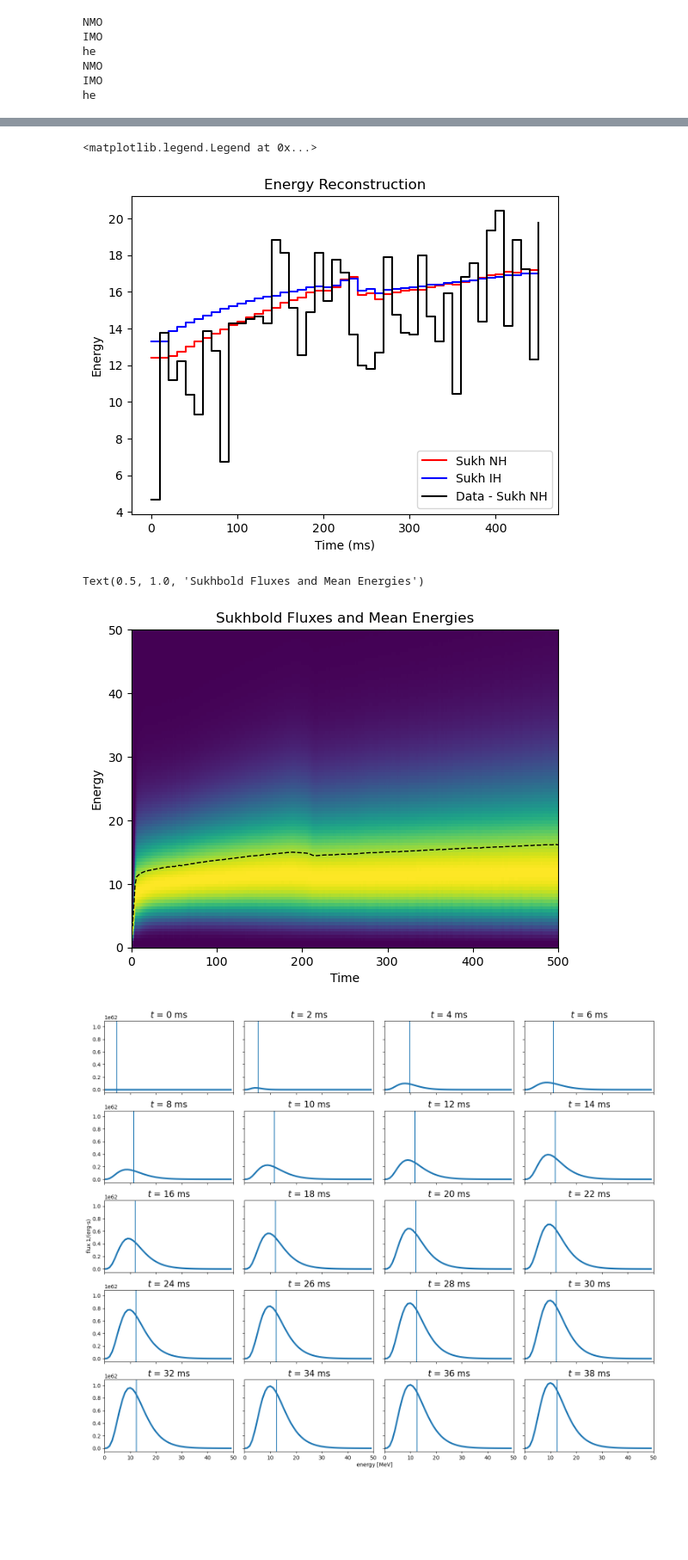
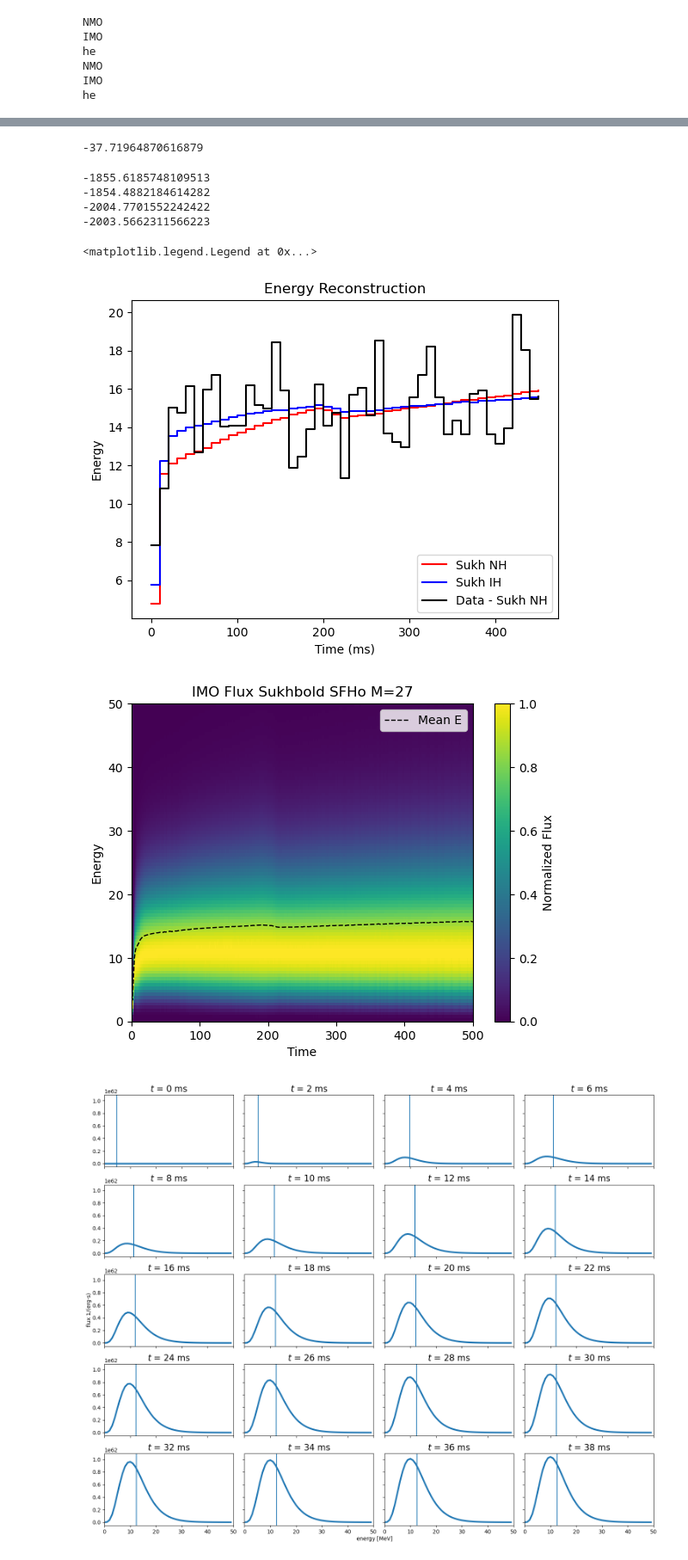
Before and after one commit to sanyaarora/IceCube, a Jupyter notebook: Hierarchy_Bayesian_Cleaned.ipynb, the cells around one changed output, grey strips where cells are left out. Shown at 86% size. Saved outputs shown, nothing was run; the diff lists cells and outputs as text; code cells hidden in the pictures; blank space fills up the shorter version.

```diff
--- a/Hierarchy_Bayesian_Cleaned.ipynb
+++ b/Hierarchy_Bayesian_Cleaned.ipynb
@@ -130,32 +130,6 @@ he
 NMO
 IMO
 he
-# %%
-models=[sukh_model_sfho,sukh_model_ls220,forn_model,zha_model,tamb_model]
-model_orignals=[Sukhbold_2015,Sukhbold_2015,Fornax_2022,Zha_2021,Tamborra_2014]
-labels=['nmo','imo']
-hie=['normal','inverted']
-mod_names=['sukh_sfho','sukh_ls220','forn','zha','tamb']
-
-sims = {
-    'sukh_sfho': [],
-    'sukh_ls220': [],
-    'forn': [],
-    'zha': [],
-    'tamb': []
-}
-
-for i,mod in enumerate(models):
-    for j,lab in enumerate(labels):
-        if mod['name']=='Fornax_2022':
-            with open("ThreeFlavor_{}_M={}_mix={}.pkl".format(mod['name'], mod['param']['progenitor_mass'].value,
-                                                    lab), 'rb') as f:
-                sims[mod_names[i]].append(pickle.load(f))
-        else:
-            with open("Three_Flavor_{}_M={}_eos={}_mix={}.pkl".format(mod['name'], mod['param']['progenitor_mass'].value,
-                                                        mod['param']['eos'],
-                                                        lab), 'rb') as f:
-                sims[mod_names[i]].append(pickle.load(f))
 # %%
 def compute_hits(dist,dt,start,end,sim):
     sim.rebin_result(dt)
@@ -292,13 +343,41 @@ print(log_likelihood_energy(sim_energies['zha'][1],data_energy,3))
+# %%
+np.mean(np.array(logs_nh_3)/(np.array(logs_nh_3)-np.array(logs_ih_3)))
+# %% [output]
+-37.71964870616879
+# %%
+
+
+for i in tqdm(range(len(sigmas))):
+    sigma=sigmas[i]
+
+    #SCENARIO 1: Fornax IH Data where Sukhbold SFHo is Uncertain
+    sfho_for_forn_log_pd_nh=[]
+    sfho_for_forn_log_pd_ih=[]
+    for j in tqdm(range(25)):
+        data_hits=compute_hits_without_sub_bg(10*u.kpc,10*u.ms,-.5*u.s,.46*u.s,sims['forn'][1])
+        data_e=compute_data_energy(Fornax_2022(**forn_param[0]),MassHierarchy.INVERTED,times,energies,sigma)
+
+        sfho_for_forn_log_pd_nh.append(compute_log_integral(data_hits,sims['sukh_sfho'][0],
+                                                data_e, sim_energies['sukh_sfho'][0], sigma, 10*u.kpc,10*u.ms))
+        sfho_for_forn_log_pd_ih.append(compute_log_integral(data_hits,sims['sukh_sfho'][1],
+                                                data_e, sim_energies['sukh_sfho'][1], sigma, 10*u.kpc,10*u.ms))
+# %% [output]
+-1855.6185748109513
+-1854.4882184614282
+-2004.7701552242422
+-2003.5662311566223
 # %%
 dt=10*u.ms
+dist=10*u.kpc
 times=np.arange(0,460,10)
 energies=np.arange(0, 50, 1)
 
 params=[sukh_param_sfho,sukh_param_ls220,forn_param,zha_param,tamb_param]
 model_originals=[Sukhbold_2015,Sukhbold_2015,Fornax_2022,Zha_2021,Tamborra_2014]
 
-data_energy=compute_data_energy(Sukhbold_2015(**sukh_param_ls220[0]),MassHierarchy.NORMAL,times,energies,3)
-"""
+data_energy=compute_data_energy(Fornax_2022(**forn_param[0]),MassHierarchy.INVERTED,times,energies,2)
+data_hits=compute_hits_without_sub_bg(dist,dt,-.5*u.s,.46*u.s,sims['forn'][1])
+
 sim_energies = {
     'sukh_sfho': [],
     'sukh_ls220': [],
@@ -309,10 +388,10 @@ sim_energies = {
 for i,name in enumerate(mod_names):
     sim_energies[name].append(compute_model_energy(model_originals[i](**params[i][0]),MassHierarchy.NORMAL,times,energies))
     sim_energies[name].append(compute_model_energy(model_originals[i](**params[i][0]),MassHierarchy.INVERTED,times,energies))
-"""
 
-plt.step(times, sim_energies['tamb'][0], where='post',color='red',label='Sukh NH')
-plt.step(times, sim_energies['tamb'][1], where='post',color='blue',label='Sukh IH')
+
+plt.step(times, sim_energies['sukh_sfho'][0], where='post',color='red',label='Sukh NH')
+plt.step(times, sim_energies['sukh_sfho'][1], where='post',color='blue',label='Sukh IH')
 plt.step(times, data_energy, where='post',color='black',label='Data - Sukh NH')
 plt.xlabel('Time (ms)')
 plt.ylabel('Energy')
@@ -320,22 +399,27 @@ plt.title('Energy Reconstruction')
 plt.legend(loc='lower right')
 # %% [output]
 <matplotlib.legend.Legend at 0x...>
-[figure, old version]
+[figure, new version]
 # %%
 E_vals=np.linspace(0,50,100)
 t_vals=np.linspace(0,500,500)
 
 T_flat, E_flat, fluxes_flat, mean_energies = compute_model_energy_with_plot(Sukhbold_2015(**sukh_param_sfho[0]),
-                                                                  MassHierarchy.NORMAL,t_vals,E_vals)
+                                                                  MassHierarchy.INVERTED,t_vals,E_vals)
 
 hist = plt.hist2d(T_flat, E_flat, weights=fluxes_flat, bins=[500, 100], cmap='viridis')
+
+colorbar = plt.colorbar(hist[3])
+colorbar.set_label('Normalized Flux')
+
 plt.plot(t_vals,mean_energies,color='black',lw=1,ls='--',label='Mean E')
+plt.legend()
 plt.xlabel('Time')
 plt.ylabel('Energy')
-plt.title('Sukhbold Fluxes and Mean Energies')
+plt.title('IMO Flux Sukhbold SFHo M=27')
+plt.savefig('sukhbold_energies_imo',dpi=300)
 # %% [output]
-Text(0.5, 1.0, 'Sukhbold Fluxes and Mean Energies')
-[figure, old version]
+[figure, new version]
 # %%
 #model = models[23.43*u.solMass]
 fig, axes = plt.subplots(5,4, figsize=(15,12), sharex=True, sharey=True, tight_layout=True)
```
Also changed, not shown: parts of 15 cells of this notebook, 32 other files.
